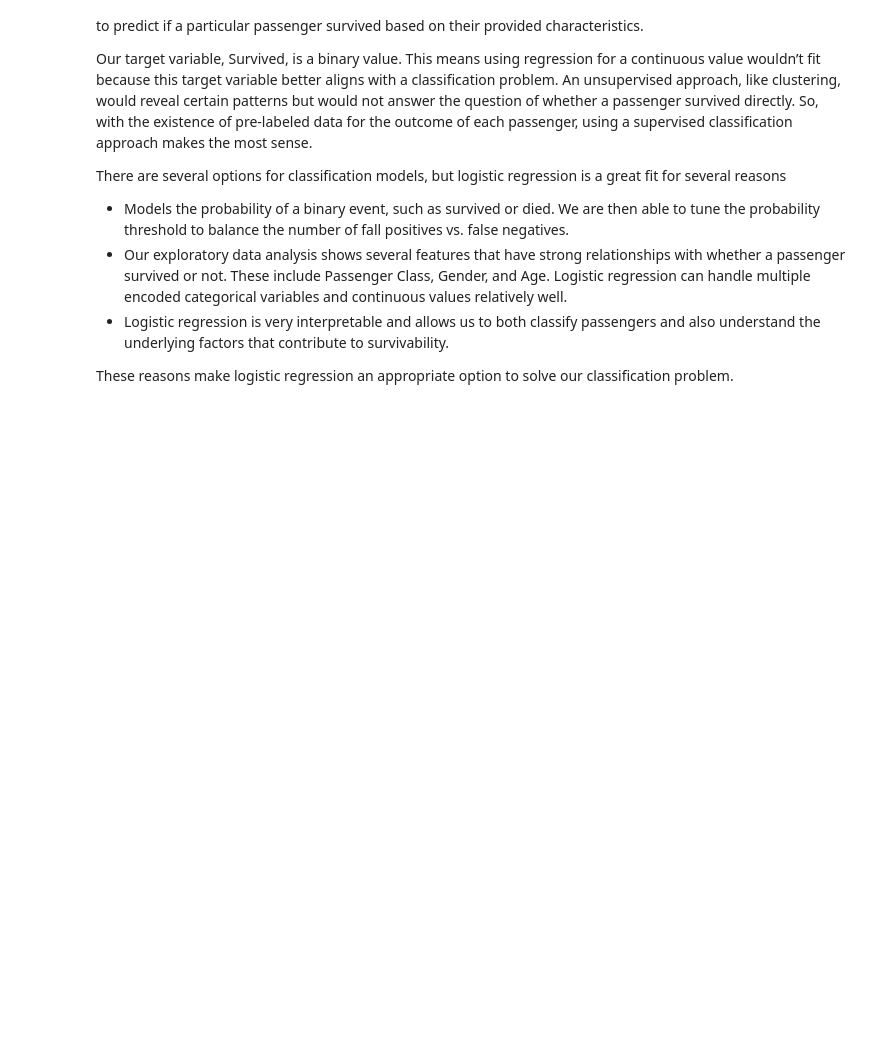
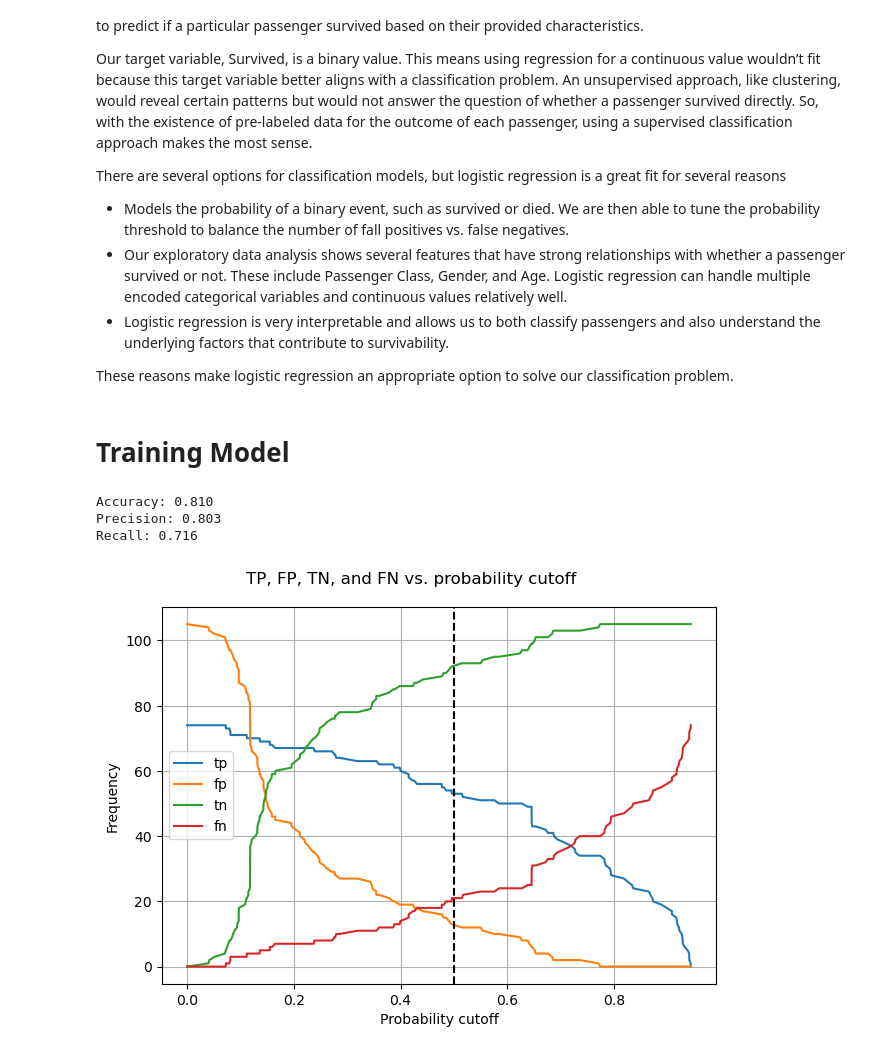
Before and after one commit to zingodev/CMSC320_HW1_sec0201_Git, a Jupyter notebook: project.ipynb, the cells around one changed output. Cells and saved outputs as stored; diff of their text form; code cells hidden in the pictures; blank space fills up the shorter version.

```diff
--- a/project.ipynb
+++ b/project.ipynb
@@ -391,3 +422,74 @@ There are several options for classification models, but logistic regression is
 - Logistic regression is very interpretable and allows us to both classify passengers and also understand the underlying factors that contribute to survivability.
 
 These reasons make logistic regression an appropriate option to solve our classification problem.
+# %% [markdown]
+# Training Model
+# %%
+from sklearn.model_selection import train_test_split
+from sklearn.linear_model import LogisticRegression
+from sklearn.metrics import accuracy_score, precision_score, recall_score
+
+embarked_survival = titanic_df.groupby('Embarked')['Survived'].mean()
+titanic_df['Embarked'] = titanic_df['Embarked'].map(embarked_survival)
+titanic_df['Embarked'] = titanic_df['Embarked'].fillna(titanic_df['Embarked'].median())
+X = titanic_df[['Pclass', 'Sex', 'Age', 'SibSp', 'Parch', 'Fare']]
+y = titanic_df['Survived']
+X_train, X_test, y_train, y_test = train_test_split(X, y, test_size=0.2, random_state=42)
+
+# scaler = StandardScaler()
+# X_train = scaler.fit_transform(X_train)
+# X_test = scaler.transform(X_test)
+
+model = LogisticRegression(max_iter=2000)
+model.fit(X_train, y_train)
+
+y_pred = model.predict(X_test)
+accuracy = accuracy_score(y_test, y_pred)
+precision = precision_score(y_test, y_pred)
+recall = recall_score(y_test, y_pred)
+
+print(f"Accuracy: {accuracy:.3f}")
+print(f"Precision: {precision:.3f}")
+print(f"Recall: {recall:.3f}")
+# %% [output]
+Accuracy: 0.810
+Precision: 0.803
+Recall: 0.716
+# %%
+confidence_scores = model.decision_function(X_test)
+events = np.array(sorted([*zip(confidence_scores, y_test)]))
+cutoff, tp, fp, tn, fn = [0], [0], [0], [0], [0]
+for event in events:
+    if event[1]:
+        tp[0] += 1
+    else:
+        fp[0] += 1
+def logistic(x):
+    return 1 / (1 + np.exp(-x))
+for event in events:
+    cutoff.append(logistic(event[0]))
+    if event[1]:
+        tp.append(tp[-1] - 1)
+        fn.append(fn[-1] + 1)
+        fp.append(fp[-1])
+        tn.append(tn[-1])
+    else:
+        fp.append(fp[-1] - 1)
+        tn.append(tn[-1] + 1)
+        tp.append(tp[-1])
+        fn.append(fn[-1])
+cutoff, tp, fp, tn, fn = np.array(cutoff), np.array(tp), np.array(fp), np.array(tn), np.array(fn)
+fig, ax = plt.subplots()
+ax.plot(cutoff, tp, label="tp")
+ax.plot(cutoff, fp, label="fp")
+ax.plot(cutoff, tn, label="tn")
+ax.plot(cutoff, fn, label="fn")
+ax.axvline(0.5, c = 'k', ls="--")
+ax.set_xlabel("Probability cutoff")
+ax.set_ylabel("Frequency")
+fig.suptitle("TP, FP, TN, and FN vs. probability cutoff")
+ax.grid()
+ax.legend()
+fig.tight_layout()
+# %% [output]
+[figure, added]
```
Also changed, not shown: parts of 47 cells of this notebook.
